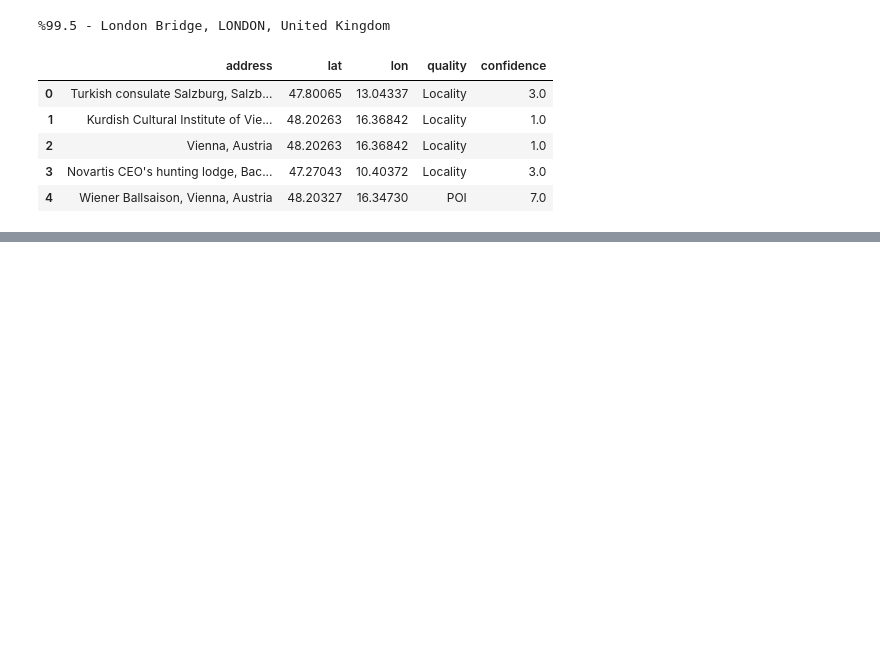
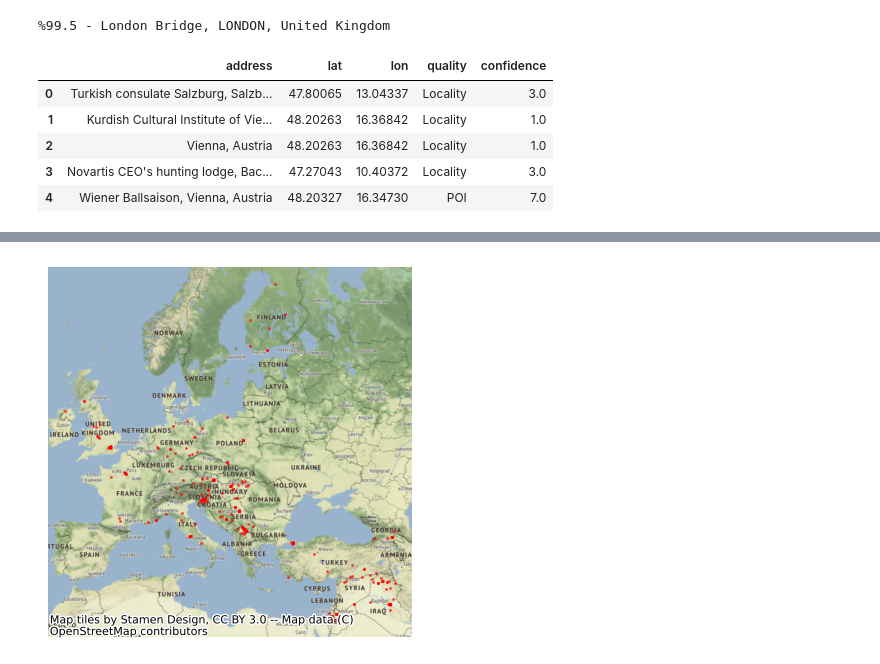
Before and after one commit to cankadir/Radical_Project, a Jupyter notebook: PY/230103_GeoRef_InitialData.ipynb, the cells around one changed output, grey strips where cells are left out. Cells and saved outputs as stored; diff of their text form; code cells hidden in the pictures; blank space fills up the shorter version.

```diff
--- a/PY/230103_GeoRef_InitialData.ipynb
+++ b/PY/230103_GeoRef_InitialData.ipynb
@@ -92,0 +122,3 @@ df_locs.head()
+# %%
+data = gpd.read_file( 'C:\Git_Repo\Radical_Project\DATA\Radical_Locations.geojson' )
+data.head()
@@ -92,0 +132,6 @@ df_locs.head()
+# %%
+ax = data.to_crs(epsg=3857).plot( markersize=1.5 , color = 'r' , alpha = 0.5 )
+cx.add_basemap(ax)
+ax.axis('off');
+# %% [output]
+[figure, added]
```
Also changed, not shown: parts of 9 cells of this notebook, 2 other files.
